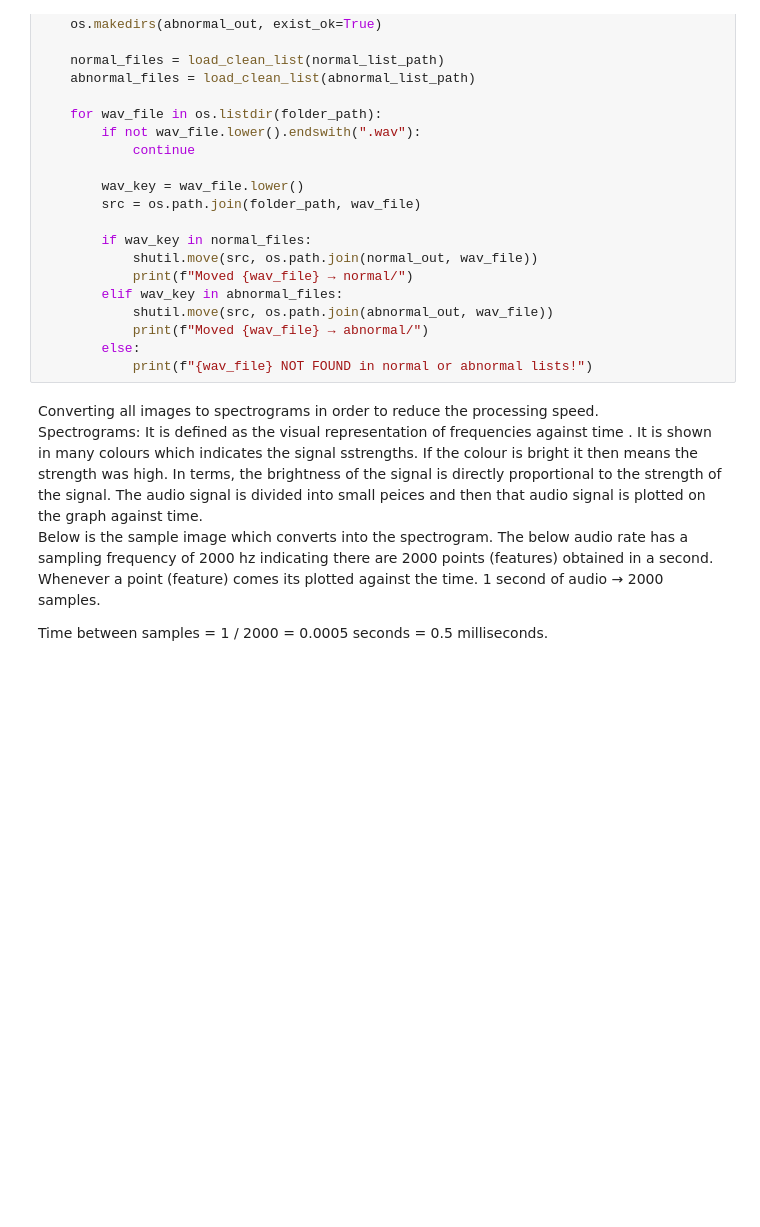
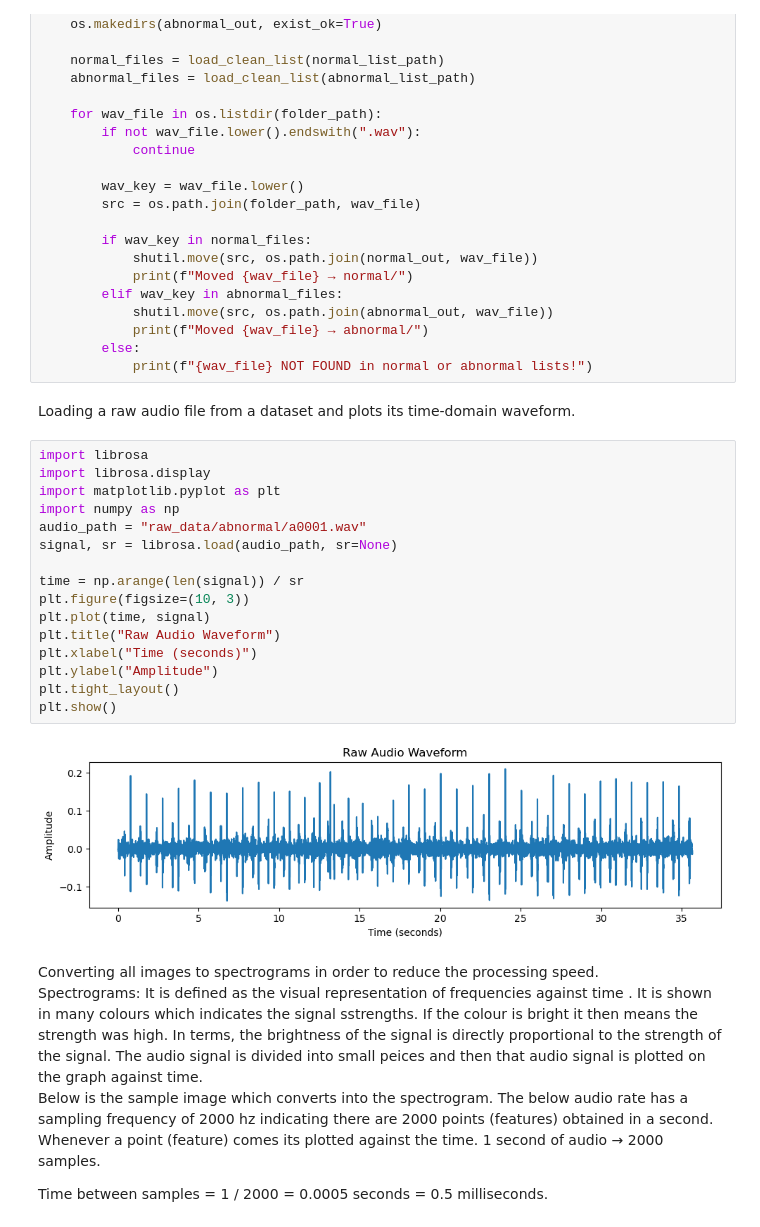
Before and after one commit to sania8/ProgrammingAndMathsforAI, a Jupyter notebook: EDA&DataPreprocessing.ipynb, the cells around one changed output. Saved outputs shown, nothing was run; the diff lists cells and outputs as text; blank space fills up the shorter version.

```diff
--- a/EDA&DataPreprocessing.ipynb
+++ b/EDA&DataPreprocessing.ipynb
@@ -52,6 +52,26 @@ for folder in training_folders:
             print(f"Moved {wav_file} → abnormal/")
         else:
             print(f"{wav_file} NOT FOUND in normal or abnormal lists!")
+# %% [markdown]
+Loading a raw audio file from a dataset and plots its time-domain waveform.
+# %%
+import librosa
+import librosa.display
+import matplotlib.pyplot as plt
+import numpy as np
+audio_path = "raw_data/abnormal/a0001.wav"
+signal, sr = librosa.load(audio_path, sr=None)
+
+time = np.arange(len(signal)) / sr
+plt.figure(figsize=(10, 3))
+plt.plot(time, signal)
+plt.title("Raw Audio Waveform")
+plt.xlabel("Time (seconds)")
+plt.ylabel("Amplitude")
+plt.tight_layout()
+plt.show()
+# %% [output]
+[figure, added]
 # %% [markdown]
 Converting all images to spectrograms in order to reduce the processing speed.
 \
```
Also changed, not shown: parts of 2 cells of this notebook.
